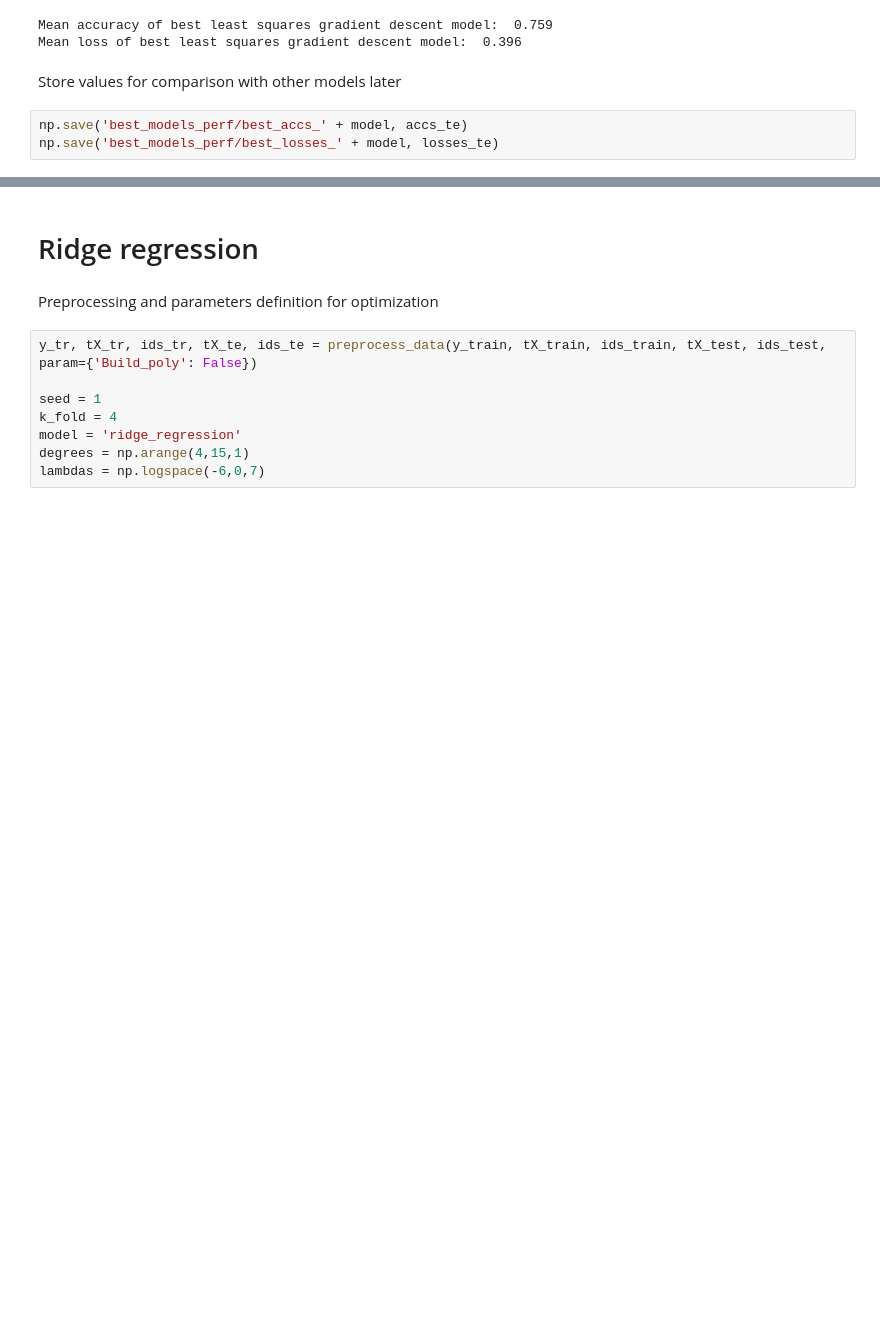
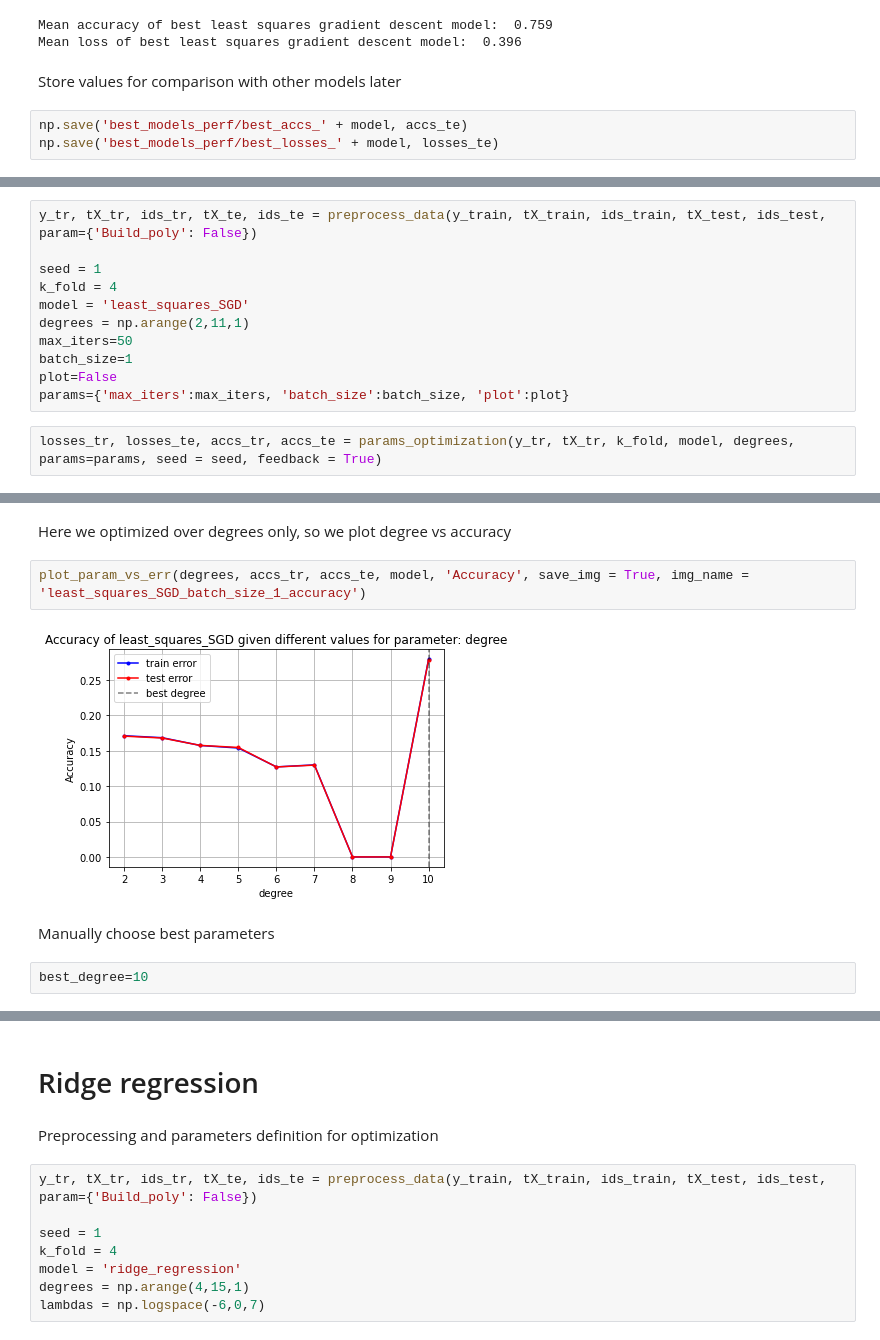
Before and after one commit to CS-433/ml-project-1-jaggifanclub, a Jupyter notebook: project1.ipynb, the cells around one changed output, grey strips where cells are left out. Cells and saved outputs as stored; diff of their text form; blank space fills up the shorter version.

```diff
--- a/project1.ipynb
+++ b/project1.ipynb
@@ -232,0 +237,13 @@ np.save('best_models_perf/best_losses_' + model, losses_te)
+# %%
+y_tr, tX_tr, ids_tr, tX_te, ids_te = preprocess_data(y_train, tX_train, ids_train, tX_test, ids_test, param={'Build_poly': False})
+
+seed = 1
+k_fold = 4
+model = 'least_squares_SGD'
+degrees = np.arange(2,11,1)
+max_iters=50
+batch_size=1
+plot=False
+params={'max_iters':max_iters, 'batch_size':batch_size, 'plot':plot}
+# %%
+losses_tr, losses_te, accs_tr, accs_te = params_optimization(y_tr, tX_tr, k_fold, model, degrees, params=params, seed = seed, feedback = True)
@@ -232,0 +269,10 @@ np.save('best_models_perf/best_losses_' + model, losses_te)
+# %% [markdown]
+Here we optimized over degrees only, so we plot degree vs accuracy
+# %%
+plot_param_vs_err(degrees, accs_tr, accs_te, model, 'Accuracy', save_img = True, img_name = 'least_squares_SGD_batch_size_1_accuracy')
+# %% [output]
+[figure, added]
+# %% [markdown]
+Manually choose best parameters
+# %%
+best_degree=10
```
Also changed, not shown: parts of 21 cells of this notebook, 6 other files.
